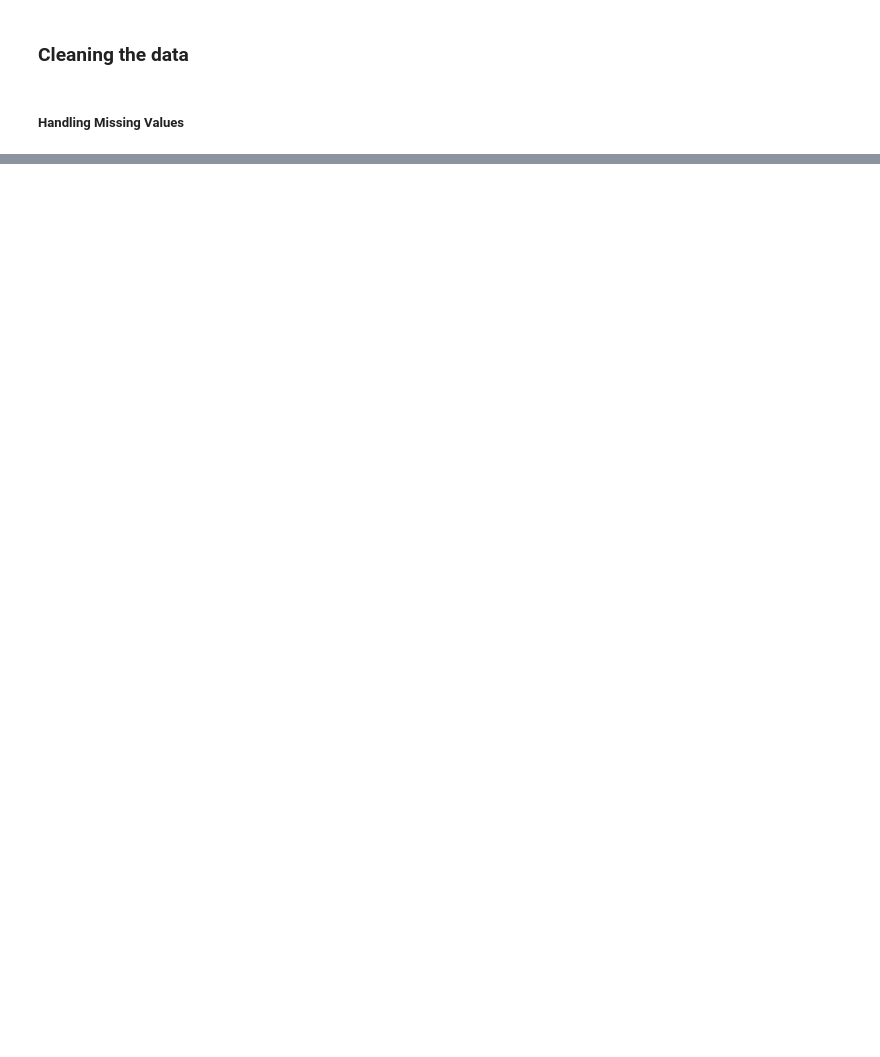
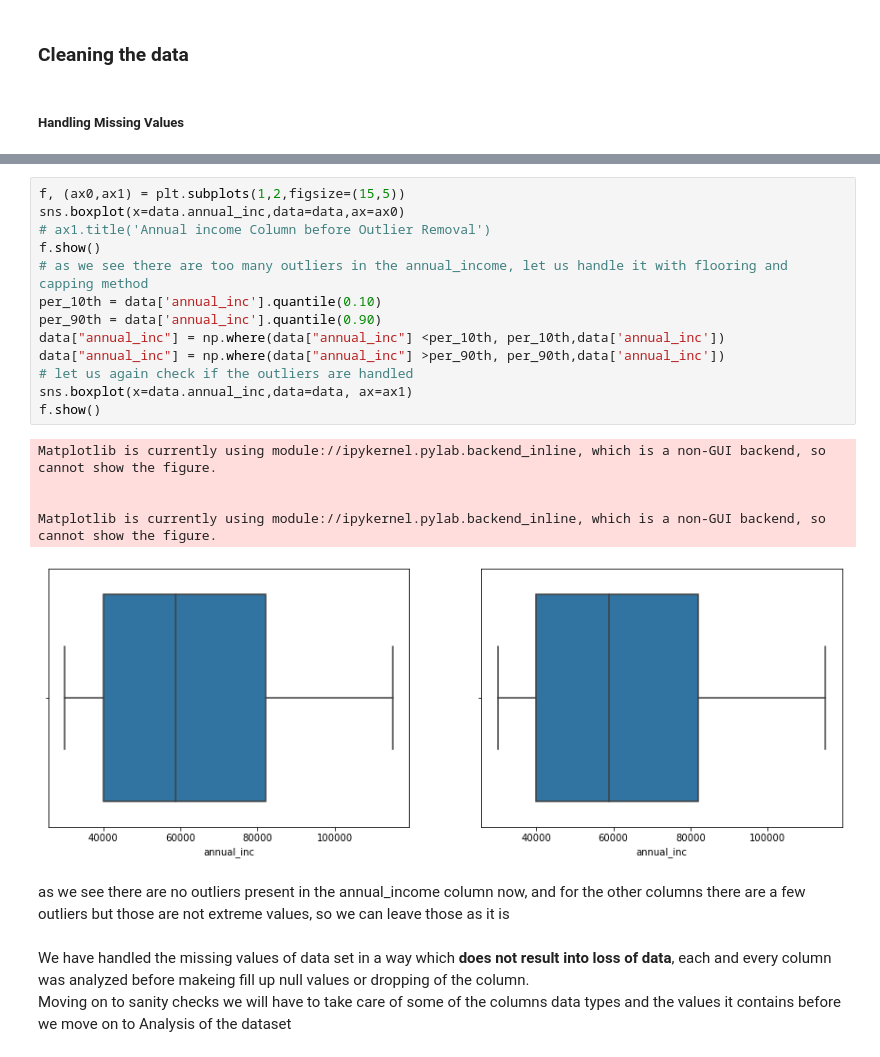
Before and after one commit to aditya-mishra25/Lending_Case_Study, a Jupyter notebook: Lending Case Study.ipynb, the cells around one changed output, grey strips where cells are left out. Saved outputs shown, nothing was run; the diff lists cells and outputs as text; blank space fills up the shorter version.

```diff
--- a/Lending Case Study.ipynb
+++ b/Lending Case Study.ipynb
@@ -139,0 +165,24 @@ data.head(10)
+# %%
+f, (ax0,ax1) = plt.subplots(1,2,figsize=(15,5))
+sns.boxplot(x=data.annual_inc,data=data,ax=ax0)
+# ax1.title('Annual income Column before Outlier Removal')
+f.show()
+# as we see there are too many outliers in the annual_income, let us handle it with flooring and capping method
+per_10th = data['annual_inc'].quantile(0.10)
+per_90th = data['annual_inc'].quantile(0.90)
+data["annual_inc"] = np.where(data["annual_inc"] <per_10th, per_10th,data['annual_inc'])
+data["annual_inc"] = np.where(data["annual_inc"] >per_90th, per_90th,data['annual_inc'])
+# let us again check if the outliers are handled
+sns.boxplot(x=data.annual_inc,data=data, ax=ax1)
+f.show()
+# %% [output]
+Matplotlib is currently using module://ipykernel.pylab.backend_inline, which is a non-GUI backend, so cannot show the figure.
+
+
+Matplotlib is currently using module://ipykernel.pylab.backend_inline, which is a non-GUI backend, so cannot show the figure.
+[figure, added]
+# %% [markdown]
+as we see there are no outliers present in the annual_income column now, and for the other columns there are a few outliers but those are not extreme values, so we can leave those as it is
+# %% [markdown]
+We have handled the missing values of data set in a way which <b>does not result into loss of data</b>, each and every column was analyzed before makeing fill up null values or dropping of the column.<br>
+Moving on to sanity checks we will have to take care of some of the columns data types and the values it contains before we move on to Analysis of the dataset
```
Also changed, not shown: parts of 55 cells of this notebook, 1 other file.
